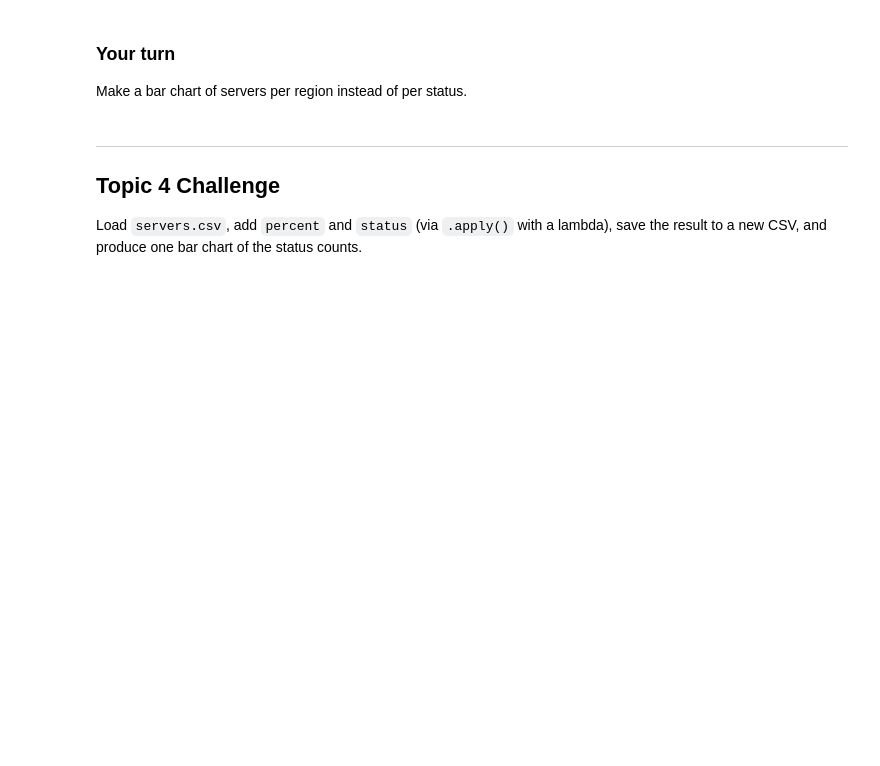
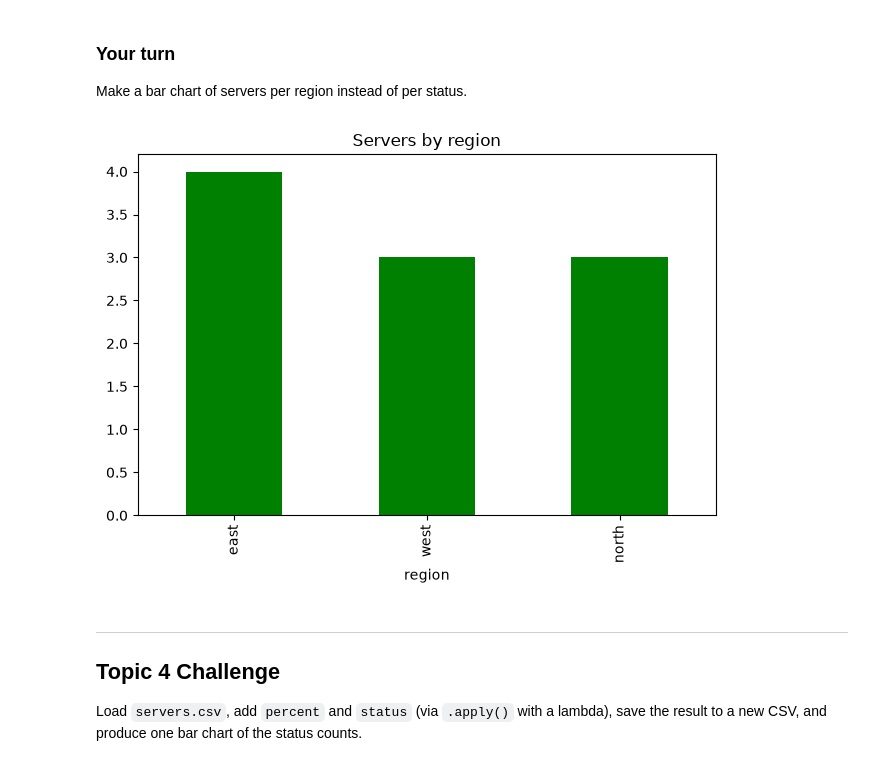
Before and after one commit to rdimimdx26/CST1510, a Jupyter notebook: Week 06 - Pandas/04 - Apply, Lambda and Finishing Up/W06T04_walkthrough.ipynb, the cells around one changed output. Cells and saved outputs as stored; diff of their text form; code cells hidden in the pictures; blank space fills up the shorter version.

```diff
--- a/Week 06 - Pandas/04 - Apply, Lambda and Finishing Up/W06T04_walkthrough.ipynb
+++ b/Week 06 - Pandas/04 - Apply, Lambda and Finishing Up/W06T04_walkthrough.ipynb
@@ -15,7 +15,7 @@ Start with a normal function, the way Week 3 taught it.
 # %%
 import pandas as pd
 
-servers = pd.read_csv("servers.csv")
+servers = pd.read_csv("examples/servers.csv")
 servers["percent"] = (servers["used"] / servers["total"]) * 100
 
 def classify(percent):
@@ -35,0 +46,11 @@ Write your own single-argument function and `.apply()` it to the `used` column.
+# %%
+# your code here
+def usage_level(used):
+    """Return 'high' if used is 80 or more, otherwise 'normal'."""
+    if used >= 80:
+        return "high"
+    return "normal"
+
+
+servers["usage_level"] = servers["used"].apply(usage_level)
+print(servers[["used", "usage_level"]])
@@ -61,0 +95,8 @@ Write `classify` as a lambda with a chained conditional, and check it gives the
+# %%
+# your code here
+classify_lambda = lambda p: "OVER LIMIT" if p >= 100 else "WARNING" if p >= 90 else "OK"
+
+servers["status_def"] = servers["percent"].apply(classify)
+servers["status_lambda"] = servers["percent"].apply(classify_lambda)
+
+print((servers["status_def"] == servers["status_lambda"]).all())
@@ -77,0 +137,4 @@ Use `.apply()` with a lambda to add a column `region_upper` — the `region` col
+# %%
+# your code here
+servers["region_upper"] = servers["region"].apply(lambda r: r.upper())
+print(servers[["region", "region_upper"]])
@@ -99,3 +183,13 @@ Make a bar chart of servers per region instead of per status.
+# %%
+# your code here
+import matplotlib.pyplot as plt
+
+servers["region"].value_counts().plot(kind="bar", color = "green", title="Servers by region")
+plt.tight_layout()
+plt.savefig("servers_by_region.png")
+plt.show()
+# %% [output]
+[figure, added]
 # %% [markdown]
 ---
 ## Topic 4 Challenge
```
Also changed, not shown: parts of 11 cells of this notebook, 2 other files.
